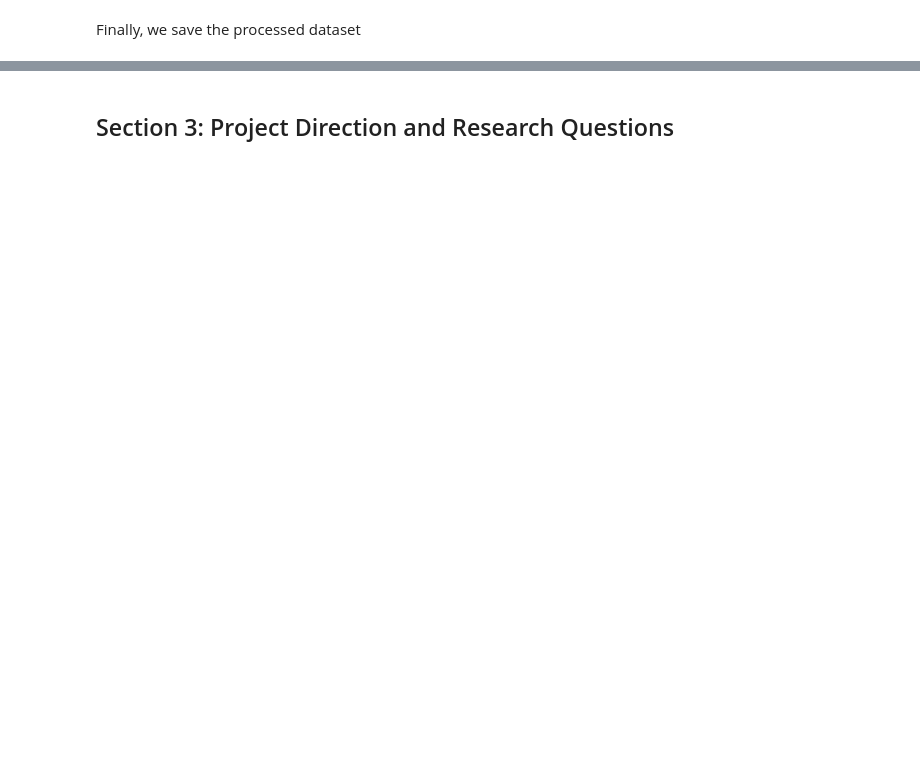
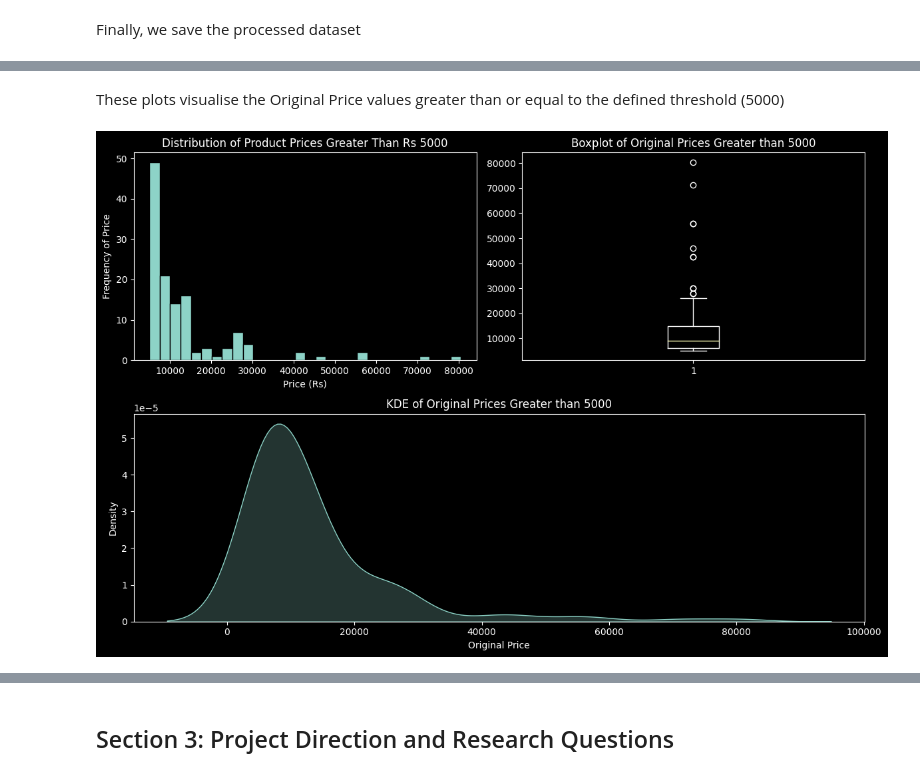
Before and after one commit to mdanyalmalik/blog, a Jupyter notebook: posts/eda-webscraped-data/index.ipynb, the cells around one changed output, grey strips where cells are left out. Cells and saved outputs as stored; diff of their text form; code cells hidden in the pictures; blank space fills up the shorter version.

```diff
--- a/posts/eda-webscraped-data/index.ipynb
+++ b/posts/eda-webscraped-data/index.ipynb
@@ -450,0 +547,30 @@ df.to_csv(path_or_buf="final_dataset.csv")
+# %% [markdown]
+These plots visualise the Original Price values greater than or equal to the defined threshold (5000)
+# %%
+
+# Plotting Histogram
+plt.figure(figsize=(12, 8))
+plt.subplot(221)
+price_histograms(data, 5000, 0, "Original Price")
+
+# Plotting Box Plots
+plt.subplot(222)
+plotting = price[price >= 5000]
+boxplot(plotting, "Original Price")
+plt.title("Boxplot of Original Prices Greater than 5000")
+
+# Null Check
+null = plotting.isnull()
+
+if null.any():
+    print("Null values present in column")
+
+# Plotting KDE
+plt.subplot(212)
+kde(plotting, "Original Prices Greater than 5000")
+
+# Ensuring No Overlap In Graphs
+plt.tight_layout()
+plt.show()
+# %% [output]
+[figure, added]
```
Also changed, not shown: parts of 50 cells of this notebook, 17 other files.
